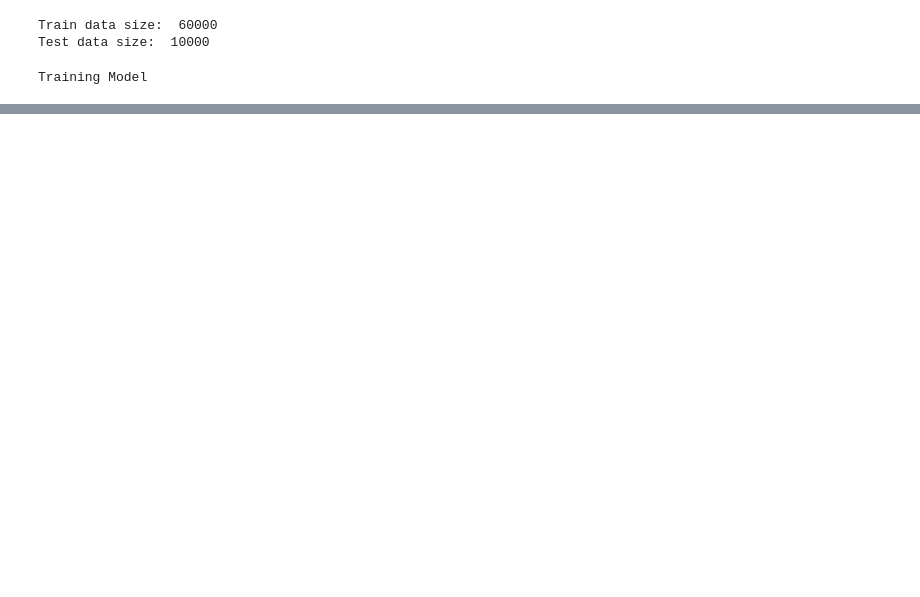
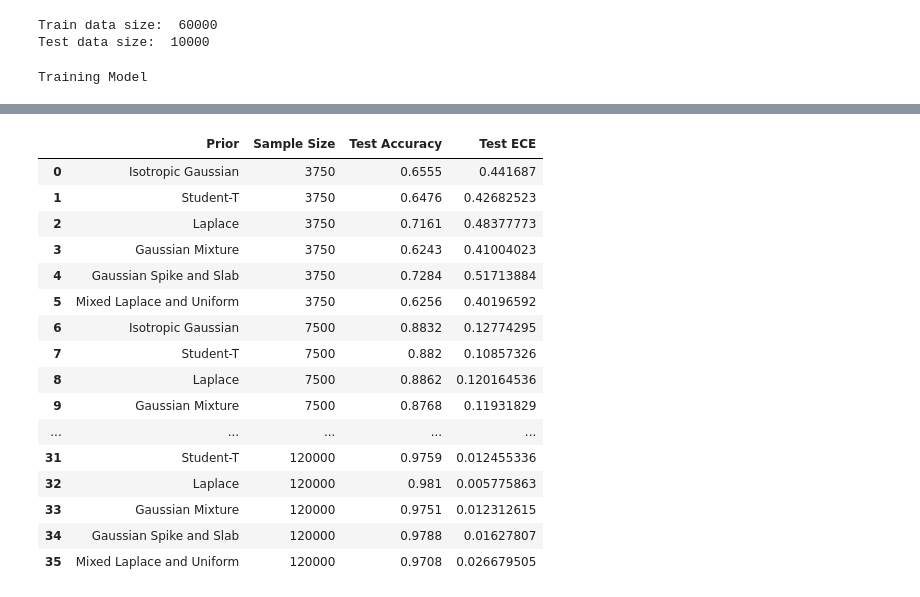
Before and after one commit to damjan7/deep_learning_project, a Jupyter notebook: BNN_application.ipynb, the cells around one changed output, grey strips where cells are left out. Saved outputs shown, nothing was run; the diff lists cells and outputs as text; code cells hidden in the pictures; blank space fills up the shorter version.

Commit message:
experimental design and polishing

```diff
--- a/BNN_application.ipynb
+++ b/BNN_application.ipynb
@@ -61,0 +115,31 @@ Test ECE:  tensor(0.0118)
+# %%
+# run the experiment for all priors
+
+for n in range(len(sample_sizes)):
+    # get data
+    if sample_sizes[n] == 120000:
+        # if sample size is 120000, use data augmentation
+        augmentations = tr.Compose([tr.RandomRotation(15)])
+        train_data, test_data = Data("MNIST", augmentations = augmentations).get_data()
+    else:
+        # subsample original train data if sample size is smaller than 120000
+        train_data, test_data = Data("MNIST", augmentations = None).get_data(num_train_samples=sample_sizes[n])
+
+    for i in range(len(prior_list)):
+        # get prior
+        prior = prior_list[i]
+        print(50*"-")
+        print(prior.name)
+
+        # run BNN
+        lol = BNN_MCMC(train_data, network = FullyConnectedNN(), prior=prior, num_epochs = 10, max_size = 10, burn_in = 2, lr = 1e-3, sample_interval = 1)
+        lol.train()
+
+        # get test accuracy and ECE
+        acc = lol.test_accuracy(test_data)
+        ece = lol.test_calibration(test_data)
+        print("Test accuracy: ", acc)
+        print("Test ECE: ", ece)
+
+        # save results
+        results.iloc[i+n*len(prior_list), :] = prior.name, sample_sizes[n], acc.numpy(), ece.numpy()
@@ -61,0 +206,21 @@ Test ECE:  tensor(0.0118)
+# %%
+# print full pandas dataframe
+results
+# %% [output]
+|  | Prior | Sample Size | Test Accuracy | Test ECE |
+| 0 | Isotropic Gaussian | 3750 | 0.6555 | 0.441687 |
+| 1 | Student-T | 3750 | 0.6476 | 0.42682523 |
+| 2 | Laplace | 3750 | 0.7161 | 0.48377773 |
+| 3 | Gaussian Mixture | 3750 | 0.6243 | 0.41004023 |
+| 4 | Gaussian Spike and Slab | 3750 | 0.7284 | 0.51713884 |
+| 5 | Mixed Laplace and Uniform | 3750 | 0.6256 | 0.40196592 |
+| 6 | Isotropic Gaussian | 7500 | 0.8832 | 0.12774295 |
+| 7 | Student-T | 7500 | 0.882 | 0.10857326 |
+| 8 | Laplace | 7500 | 0.8862 | 0.120164536 |
+| 9 | Gaussian Mixture | 7500 | 0.8768 | 0.11931829 |
+| ... | ... | ... | ... | ... |
+| 31 | Student-T | 120000 | 0.9759 | 0.012455336 |
+| 32 | Laplace | 120000 | 0.981 | 0.005775863 |
+| 33 | Gaussian Mixture | 120000 | 0.9751 | 0.012312615 |
+| 34 | Gaussian Spike and Slab | 120000 | 0.9788 | 0.01627807 |
+| 35 | Mixed Laplace and Uniform | 120000 | 0.9708 | 0.026679505 |
```
Also changed, not shown: parts of 9 cells of this notebook, 4 other files.
